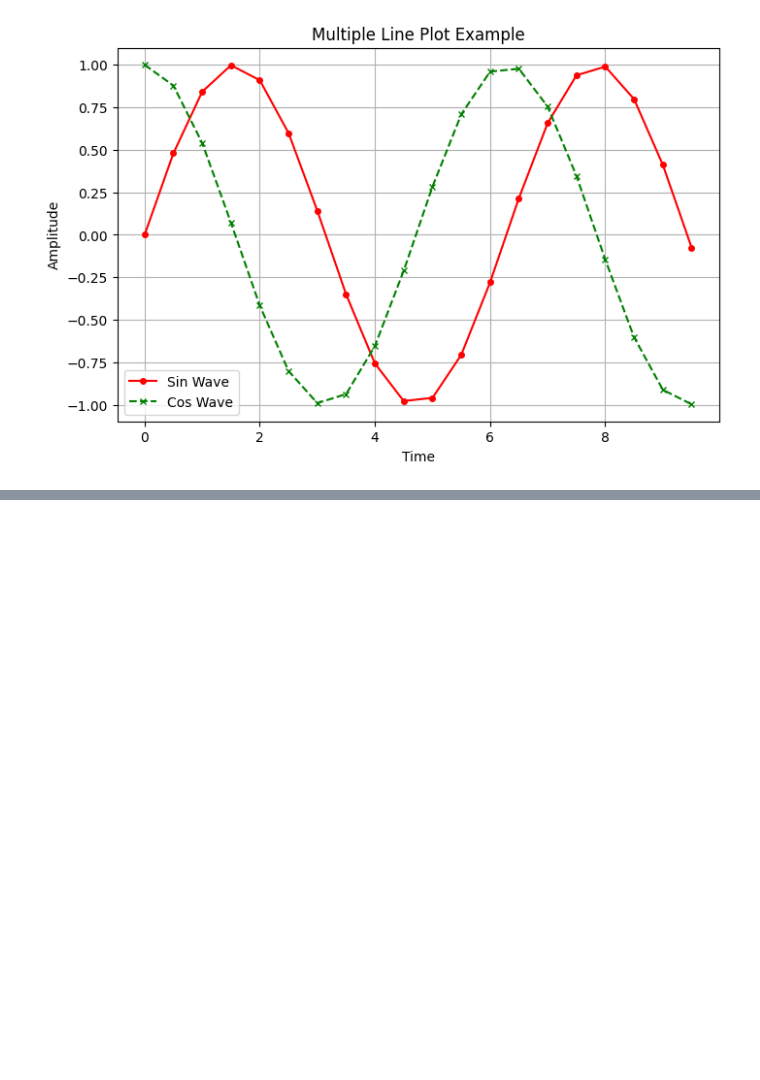
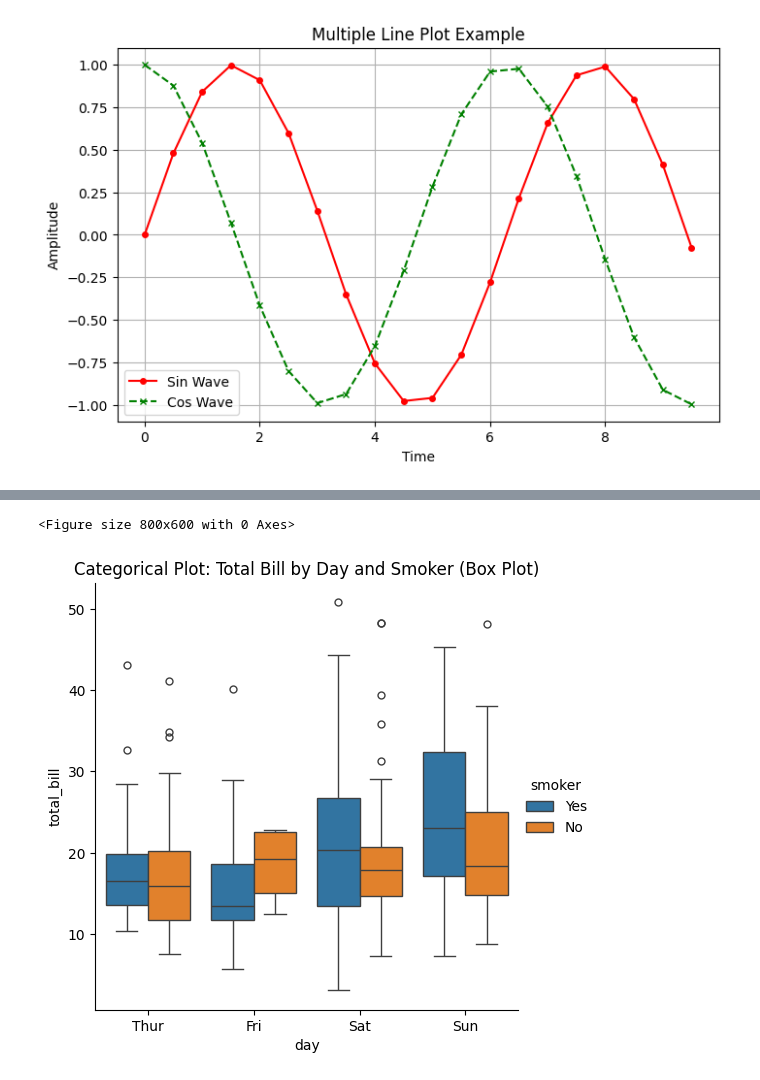
Before and after one commit to november-rain452/Data_Eng_LR, a Jupyter notebook: PythonEDA/Libraries_py.ipynb, the cells around one changed output, grey strips where cells are left out. Cells and saved outputs as stored; diff of their text form; code cells hidden in the pictures; blank space fills up the shorter version.

```diff
--- a/PythonEDA/Libraries_py.ipynb
+++ b/PythonEDA/Libraries_py.ipynb
@@ -68,0 +83,8 @@ plt.show()
+# %%
+plt.figure(figsize=(8, 6))
+sns.catplot(x='day', y='total_bill', hue='smoker', data=tips, kind='box')
+plt.title("Categorical Plot: Total Bill by Day and Smoker (Box Plot)")
+plt.show()
+# %% [output]
+<Figure size 800x600 with 0 Axes>
+[figure, added]
```
Also changed, not shown: parts of 16 cells of this notebook.
